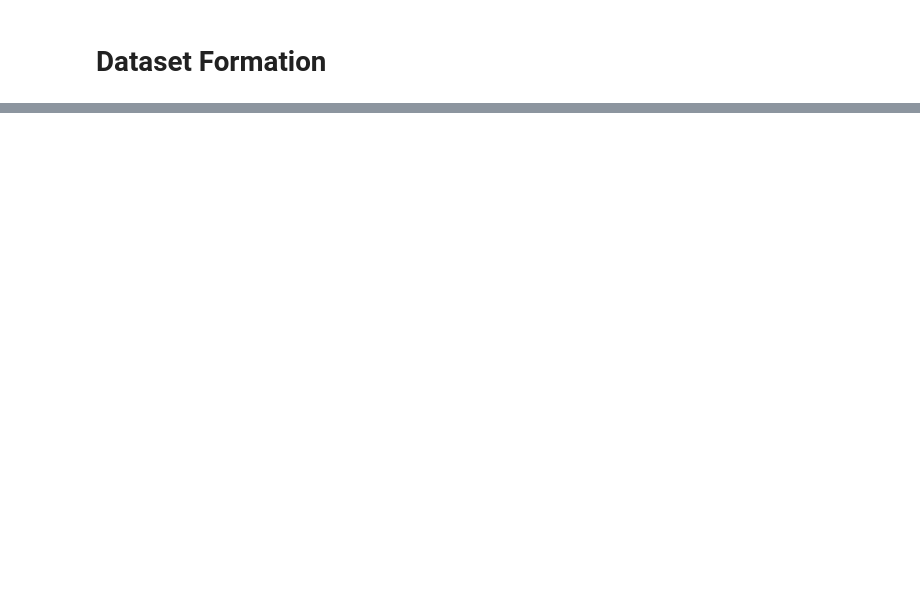
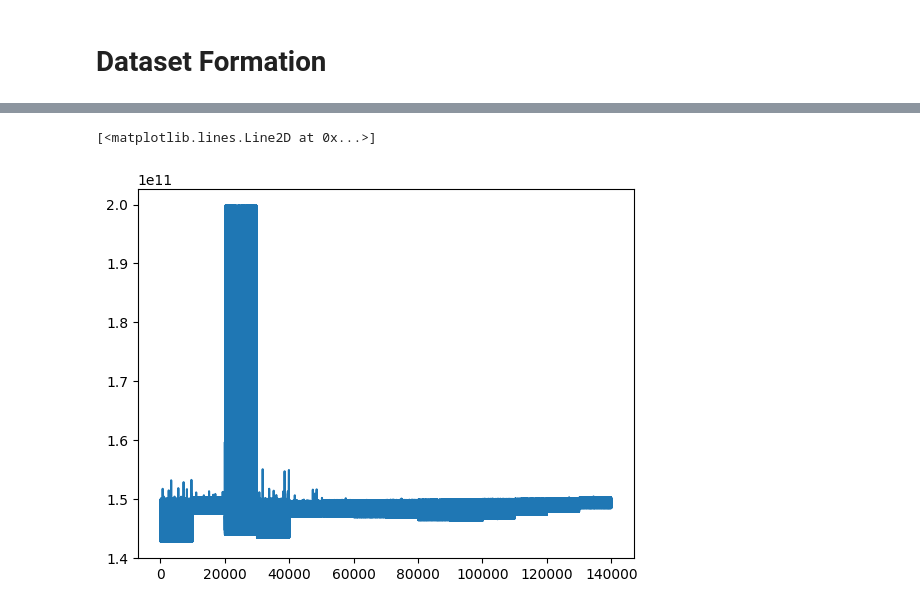
Before and after one commit to lucasmatnibezerra/FailedDetectionCloud, a Jupyter notebook: 5g3e-dataset-join.ipynb, the cells around one changed output, grey strips where cells are left out. Saved outputs shown, nothing was run; the diff lists cells and outputs as text; code cells hidden in the pictures; blank space fills up the shorter version.

Commit message:
Reformulação de dataset e monitoramento de modelos

```diff
--- a/5g3e-dataset-join.ipynb
+++ b/5g3e-dataset-join.ipynb
@@ -125,0 +142,32 @@ global_coreset_df.to_excel("Server_1_Training_Sets/node_load1.xlsx", index=False
+# %%
+import pandas as pd
+
+# Carregar o dataset
+dataset = pd.read_excel("Server_1_Training_Sets/node_memory_MemAvailable_bytes.xlsx")
+
+# Exibir as primeiras linhas para ver a estrutura do dataset (se necessário)
+print(dataset.head())
+
+# Calcular a média e o desvio padrão para as colunas X e Y
+mean_X = dataset['X'].mean()
+std_X = dataset['X'].std()
+mean_Y = dataset['y'].mean()
+std_Y = dataset['y'].std()
+
+# Definir os limites de 3 desvios padrões da média
+lower_limit_X = mean_X - 3 * std_X
+upper_limit_X = mean_X + 3 * std_X
+lower_limit_Y = mean_Y - 3 * std_Y
+upper_limit_Y = mean_Y + 3 * std_Y
+
+# Filtrar os dados dentro de 3 desvios padrão para X e Y
+filtered_X = dataset[(dataset['X'] >= lower_limit_X) & (dataset['X'] <= upper_limit_X)]
+filtered_Y = dataset[(dataset['y'] >= lower_limit_Y) & (dataset['y'] <= upper_limit_Y)]
+
+# Encontrar o maior valor dentro dos limites para X e Y
+max_X = filtered_X['X'].max()
+max_Y = filtered_Y['y'].max()
+
+# Exibir os resultados
+print(f"Maior valor de X dentro de 3 desvios padrões: {max_X}")
+print(f"Maior valor de Y dentro de 3 desvios padrões: {max_Y}")
@@ -125,0 +183,5 @@ global_coreset_df.to_excel("Server_1_Training_Sets/node_load1.xlsx", index=False
+# %%
+plt.plot(dataset["X"])
+# %% [output]
+[<matplotlib.lines.Line2D at 0x...>]
+[figure, added]
```
Also changed, not shown: parts of 10 cells of this notebook, 1 other file.
